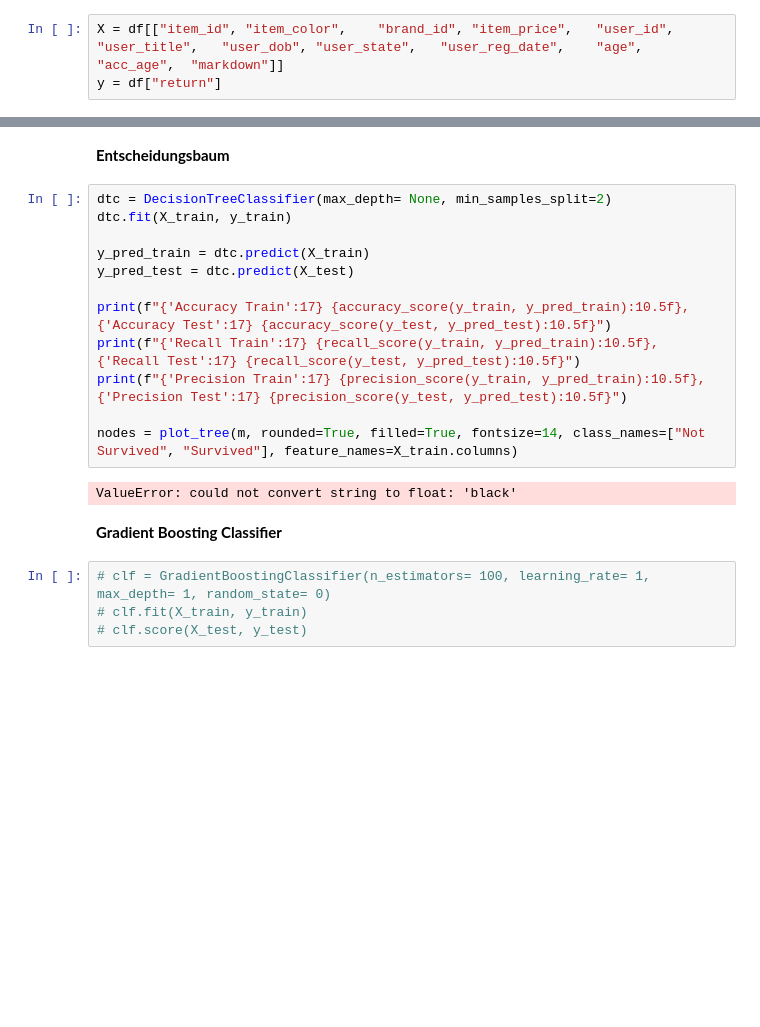
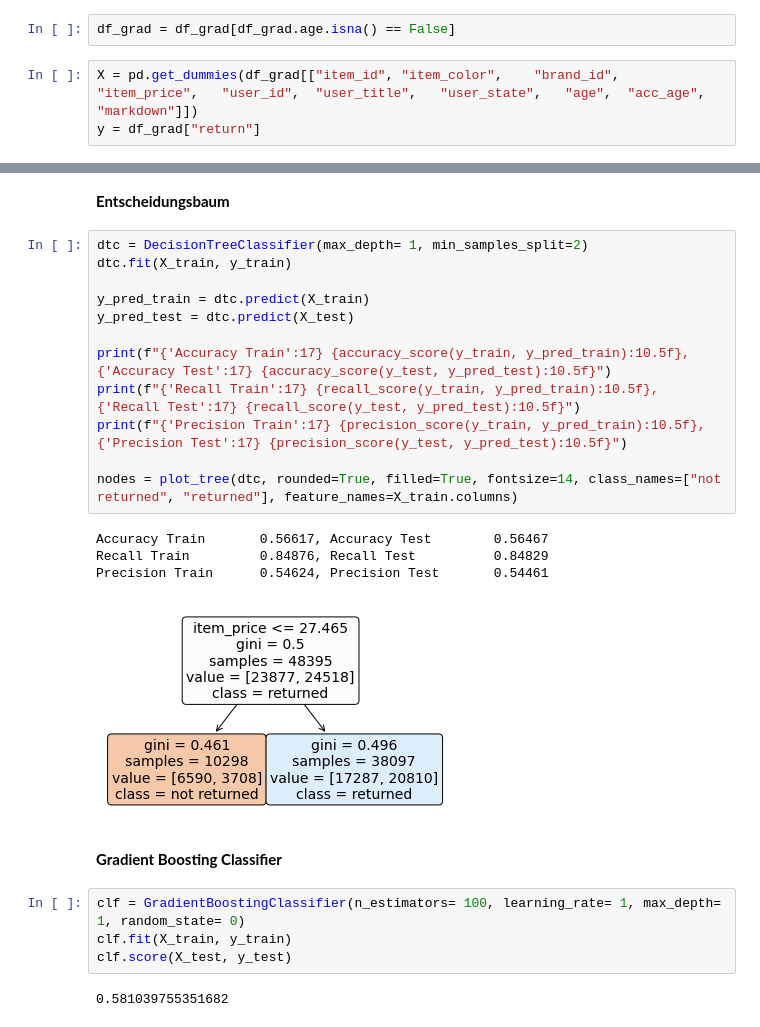
Before and after one commit to P-AEL/ML-Projekt, a Jupyter notebook: Flo/gradient_boosting.ipynb, the cells around one changed output, grey strips where cells are left out. Cells and saved outputs as stored; diff of their text form; blank space fills up the shorter version.

```diff
--- a/Flo/gradient_boosting.ipynb
+++ b/Flo/gradient_boosting.ipynb
@@ -39,30 +41,37 @@ df.drop(df[df.delivery_date.isna()].index, inplace=True)
 **Testdaten**
 # %%
 df_grad = df.copy()
+# %%
+df_grad = df_grad[df_grad.age.isna() == False]
 # %%
-X = df[["item_id", "item_color",	"brand_id",	"item_price",	"user_id",	"user_title",	"user_dob",	"user_state",	"user_reg_date",	"age",	"acc_age",	"markdown"]]
-y = df["return"]
+X = pd.get_dummies(df_grad[["item_id", "item_color",	"brand_id",	"item_price",	"user_id",	"user_title",	"user_state",	"age",	"acc_age",	"markdown"]])
+y = df_grad["return"]
 # %%
 X_train, X_test, y_train, y_test = train_test_split(X, y, test_size=0.2, random_state=0)
 # %% [markdown]
 **Entscheidungsbaum**
 # %%
-dtc = DecisionTreeClassifier(max_depth= None, min_samples_split=2)
+dtc = DecisionTreeClassifier(max_depth= 1, min_samples_split=2)
 dtc.fit(X_train, y_train)
 
 y_pred_train = dtc.predict(X_train)
 y_pred_test = dtc.predict(X_test)
 
 print(f"{'Accuracy Train':17} {accuracy_score(y_train, y_pred_train):10.5f}, {'Accuracy Test':17} {accuracy_score(y_test, y_pred_test):10.5f}")
 print(f"{'Recall Train':17} {recall_score(y_train, y_pred_train):10.5f}, {'Recall Test':17} {recall_score(y_test, y_pred_test):10.5f}")
 print(f"{'Precision Train':17} {precision_score(y_train, y_pred_train):10.5f}, {'Precision Test':17} {precision_score(y_test, y_pred_test):10.5f}")
 
-nodes = plot_tree(m, rounded=True, filled=True, fontsize=14, class_names=["Not Survived", "Survived"], feature_names=X_train.columns)
+nodes = plot_tree(dtc, rounded=True, filled=True, fontsize=14, class_names=["not returned", "returned"], feature_names=X_train.columns)
 # %% [output]
-ValueError: could not convert string to float: 'black'
+Accuracy Train       0.56617, Accuracy Test        0.56467
+Recall Train         0.84876, Recall Test          0.84829
+Precision Train      0.54624, Precision Test       0.54461
+[figure, added]
 # %% [markdown]
 **Gradient Boosting Classifier**
 # %%
-# clf = GradientBoostingClassifier(n_estimators= 100, learning_rate= 1, max_depth= 1, random_state= 0)
-# clf.fit(X_train, y_train)
-# clf.score(X_test, y_test)
+clf = GradientBoostingClassifier(n_estimators= 100, learning_rate= 1, max_depth= 1, random_state= 0)
+clf.fit(X_train, y_train)
+clf.score(X_test, y_test)
+# %% [output]
+0.581039755351682
```
Also changed, not shown: parts of 1 cell of this notebook.
